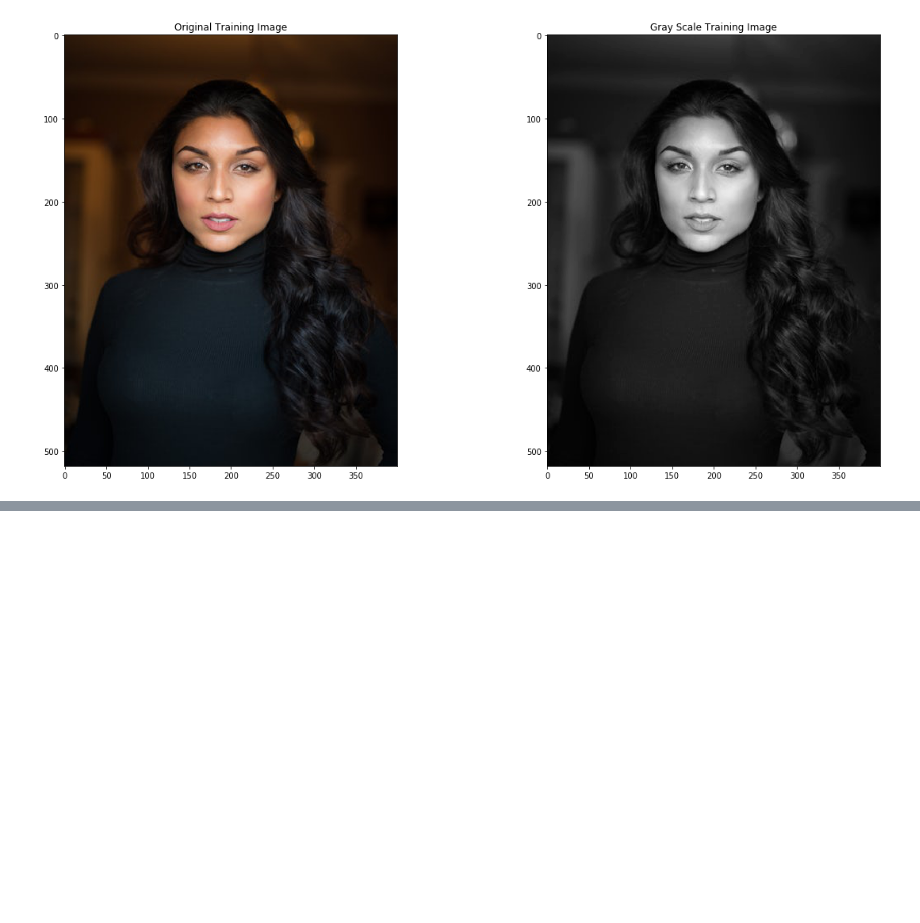
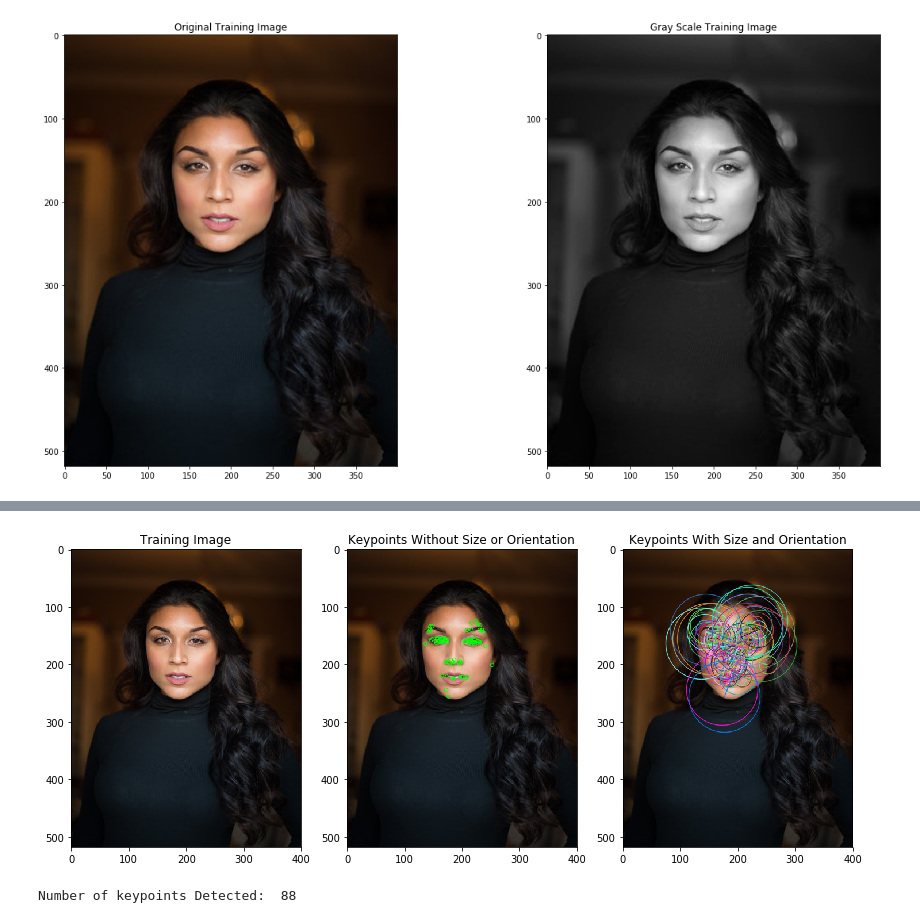
Before and after one commit to sethbunke/Computer-Vision-Starter, a Jupyter notebook: ORB.ipynb, the cells around one changed output, grey strips where cells are left out. Saved outputs shown, nothing was run; the diff lists cells and outputs as text; code cells hidden in the pictures; blank space fills up the shorter version.

```diff
--- a/ORB.ipynb
+++ b/ORB.ipynb
@@ -70 +70,47 @@ print("\nNumber of keypoints Detected: ", len(keypoints))
 Number of keypoints Detected:  88
+# %%
+# Import copy to make copies of the training image
+import copy
+
+# Set the default figure size
+plt.rcParams['figure.figsize'] = [14.0, 7.0]
+
+# Set the parameters of the ORB algorithm by specifying the maximum number of keypoints to locate and
+# the pyramid decimation ratio
+orb = cv2.ORB_create(100, 2.0)
+
+# Find the keypoints in the gray scale training image and compute their ORB descriptor.
+# The None parameter is needed to indicate that we are not using a mask.
+keypoints, descriptor = orb.detectAndCompute(training_gray, None)
+
+# Create copies of the training image to draw our keypoints on
+keyp_without_size = copy.copy(training_image)
+keyp_with_size = copy.copy(training_image)
+
+# Draw the keypoints without size or orientation on one copy of the training image
+cv2.drawKeypoints(training_image, keypoints, keyp_without_size, color = (0, 255, 0))
+
+# Draw the keypoints with size and orientation on the other copy of the training image
+cv2.drawKeypoints(training_image, keypoints, keyp_with_size, flags = cv2.DRAW_MATCHES_FLAGS_DRAW_RICH_KEYPOINTS)
+
+# Display the image with the keypoints without size or orientation
+plt.subplot(131)
+plt.title('Training Image')
+plt.imshow(training_image)
+
+# Display the image with the keypoints without size or orientation
+plt.subplot(132)
+plt.title('Keypoints Without Size or Orientation')
+plt.imshow(keyp_without_size)
+
+# Display the image with the keypoints with size and orientation
+plt.subplot(133)
+plt.title('Keypoints With Size and Orientation')
+plt.imshow(keyp_with_size)
+plt.show()
+
+# Print the number of keypoints detected
+print("\nNumber of keypoints Detected: ", len(keypoints))
+# %% [output]
+[figure, added]
+Number of keypoints Detected:  88
```
Also changed, not shown: parts of 1 cell of this notebook, 1 other file.
